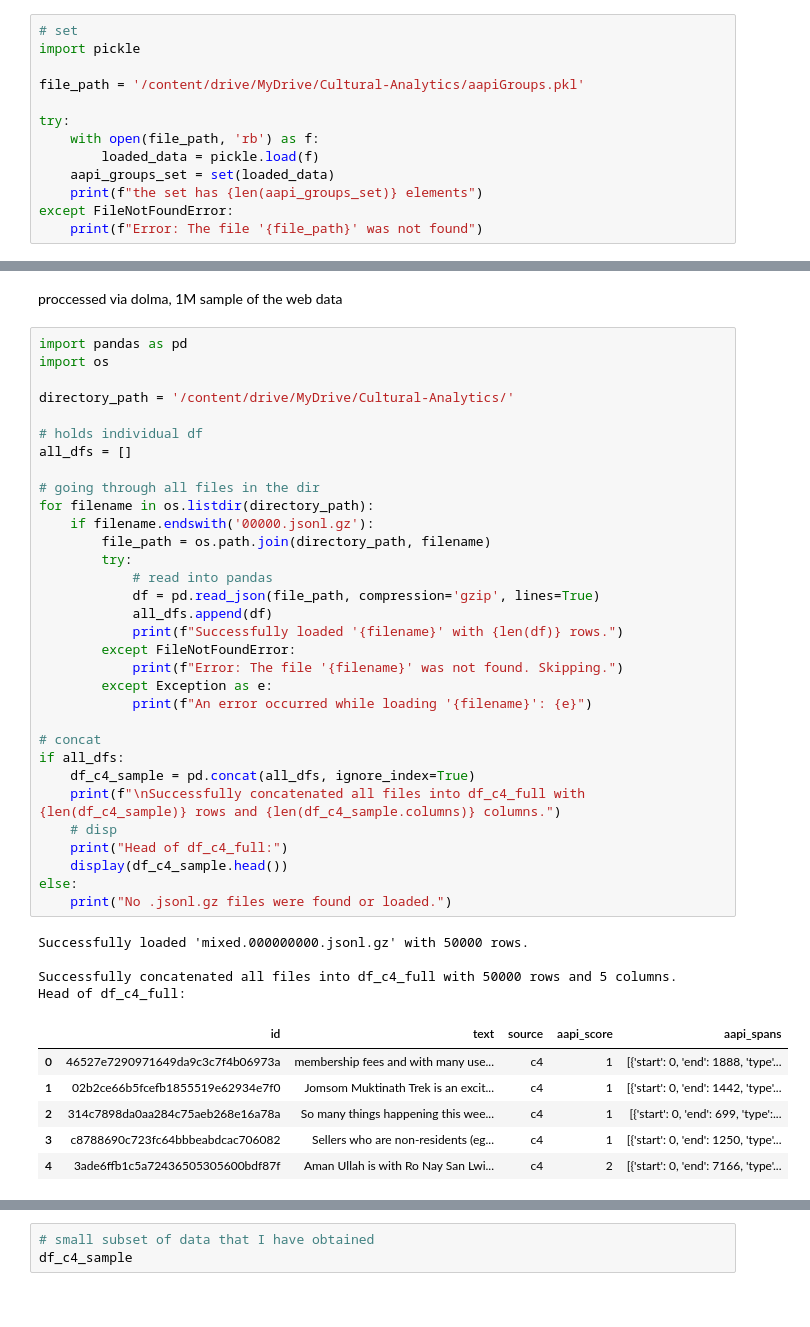
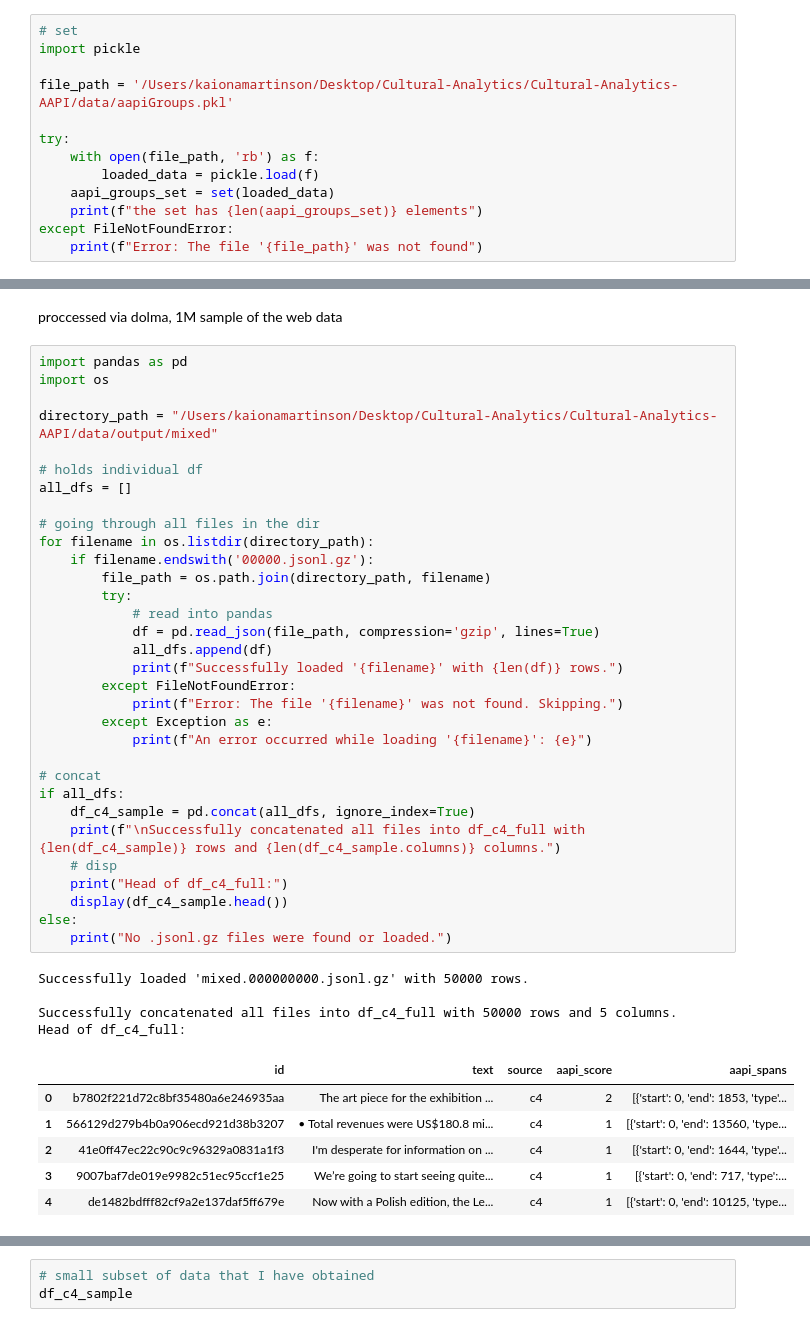
Before and after one commit to kai-lia/Cultural-Analytics-AAPI, a Jupyter notebook: Notebooks/notebook_kaiona.ipynb, the cells around one changed output, grey strips where cells are left out. Cells and saved outputs as stored; diff of their text form.

```diff
--- a/Notebooks/notebook_kaiona.ipynb
+++ b/Notebooks/notebook_kaiona.ipynb
@@ -28,7 +17,7 @@ getting my asian keyword set (made in other nb)
 # set
 import pickle
 
-file_path = '/content/drive/MyDrive/Cultural-Analytics/aapiGroups.pkl'
+file_path = '/Users/kaionamartinson/Desktop/Cultural-Analytics/Cultural-Analytics-AAPI/data/aapiGroups.pkl'
 
 try:
     with open(file_path, 'rb') as f:
@@ -49,45 +38,45 @@ proccessed via dolma, 1M sample of the web data
 import pandas as pd
 import os
 
-directory_path = '/content/drive/MyDrive/Cultural-Analytics/'
+directory_path = "/Users/kaionamartinson/Desktop/Cultural-Analytics/Cultural-Analytics-AAPI/data/output/mixed"
 
 # holds individual df
 all_dfs = []
 
 # going through all files in the dir
 for filename in os.listdir(directory_path):
     if filename.endswith('00000.jsonl.gz'):
         file_path = os.path.join(directory_path, filename)
         try:
             # read into pandas
             df = pd.read_json(file_path, compression='gzip', lines=True)
             all_dfs.append(df)
             print(f"Successfully loaded '{filename}' with {len(df)} rows.")
         except FileNotFoundError:
             print(f"Error: The file '{filename}' was not found. Skipping.")
         except Exception as e:
             print(f"An error occurred while loading '{filename}': {e}")
 
 # concat
 if all_dfs:
     df_c4_sample = pd.concat(all_dfs, ignore_index=True)
     print(f"\nSuccessfully concatenated all files into df_c4_full with {len(df_c4_sample)} rows and {len(df_c4_sample.columns)} columns.")
     # disp
     print("Head of df_c4_full:")
     display(df_c4_sample.head())
 else:
     print("No .jsonl.gz files were found or loaded.")
 # %% [output]
 Successfully loaded 'mixed.000000000.jsonl.gz' with 50000 rows.
 
 Successfully concatenated all files into df_c4_full with 50000 rows and 5 columns.
 Head of df_c4_full:
 |  | id | text | source | aapi_score | aapi_spans |
-| 0 | 46527e7290971649da9c3c7f4b06973a | membership fees and with many use... | c4 | 1 | [{'start': 0, 'end': 1888, 'type'... |
-| 1 | 02b2ce66b5fcefb1855519e62934e7f0 | Jomsom Muktinath Trek is an excit... | c4 | 1 | [{'start': 0, 'end': 1442, 'type'... |
-| 2 | 314c7898da0aa284c75aeb268e16a78a | So many things happening this wee... | c4 | 1 | [{'start': 0, 'end': 699, 'type':... |
-| 3 | c8788690c723fc64bbbeabdcac706082 | Sellers who are non-residents (eg... | c4 | 1 | [{'start': 0, 'end': 1250, 'type'... |
-| 4 | 3ade6ffb1c5a72436505305600bdf87f | Aman Ullah is with Ro Nay San Lwi... | c4 | 2 | [{'start': 0, 'end': 7166, 'type'... |
+| 0 | b7802f221d72c8bf35480a6e246935aa | The art piece for the exhibition ... | c4 | 2 | [{'start': 0, 'end': 1853, 'type'... |
+| 1 | 566129d279b4b0a906ecd921d38b3207 | • Total revenues were US$180.8 mi... | c4 | 1 | [{'start': 0, 'end': 13560, 'type... |
+| 2 | 41e0ff47ec22c90c9c96329a0831a1f3 | I'm desperate for information on ... | c4 | 1 | [{'start': 0, 'end': 1644, 'type'... |
+| 3 | 9007baf7de019e9982c51ec95ccf1e25 | We’re going to start seeing quite... | c4 | 1 | [{'start': 0, 'end': 717, 'type':... |
+| 4 | de1482bdfff82cf9a2e137daf5ff679e | Now with a Polish edition, the Le... | c4 | 1 | [{'start': 0, 'end': 10125, 'type... |
 # %%
 import gzip
 import json
```
Also changed, not shown: parts of 4 cells of this notebook, 1 other file.
